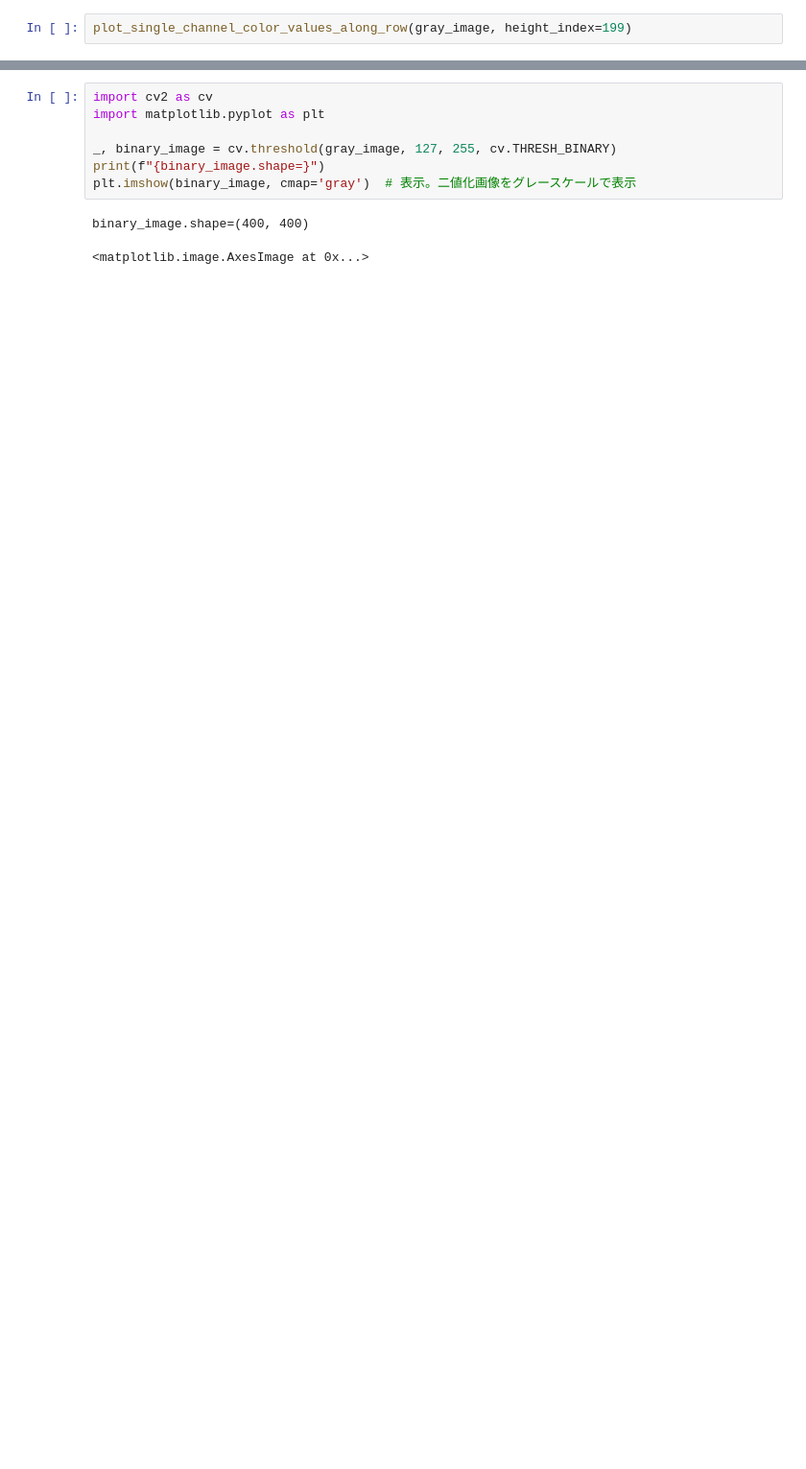
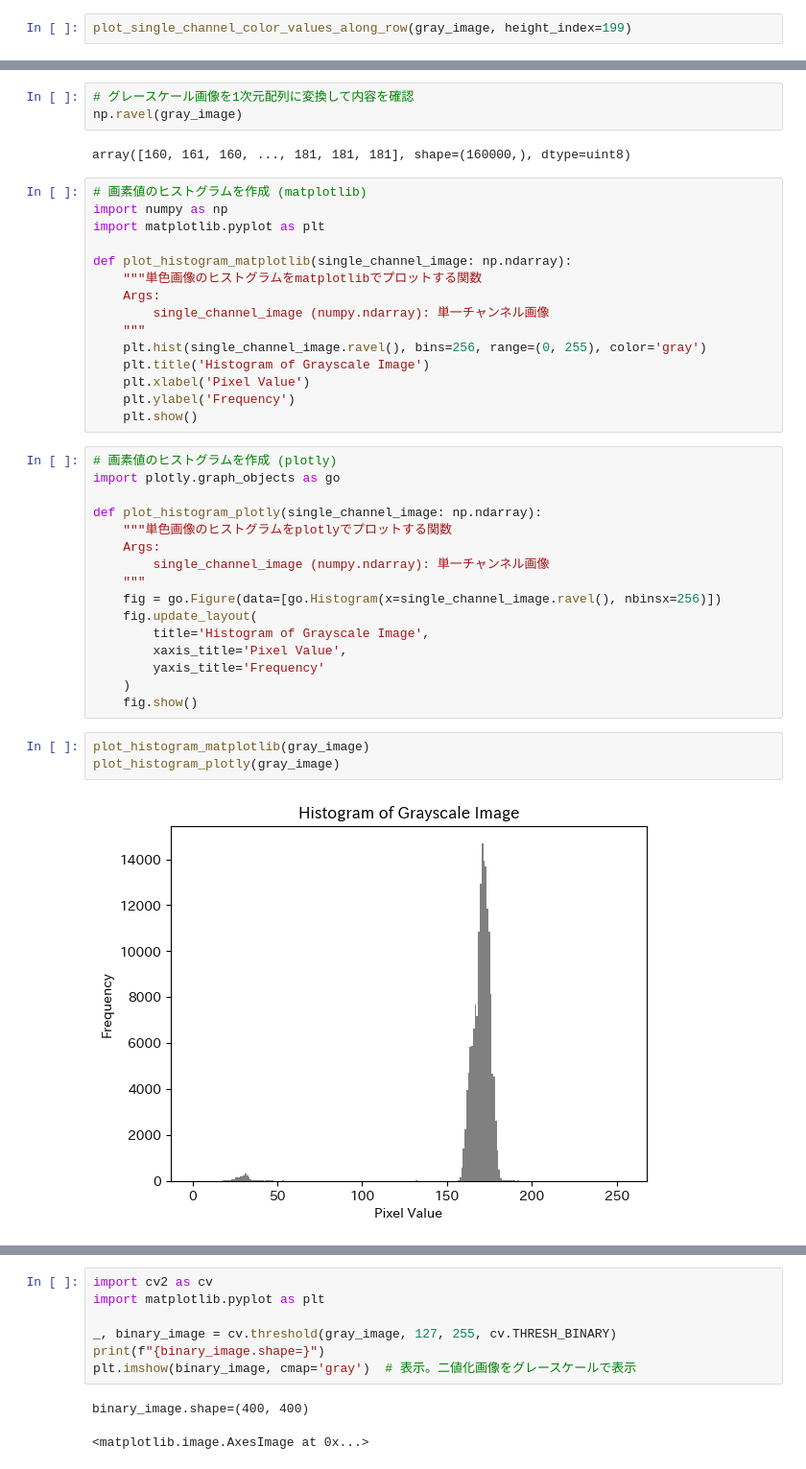
Before and after one commit to Takayoshi-Matsuyama/image_processing, a Jupyter notebook: binarization.ipynb, the cells around one changed output, grey strips where cells are left out. Shown at 96% size. Saved outputs shown, nothing was run; the diff lists cells and outputs as text; blank space fills up the shorter version.

```diff
--- a/binarization.ipynb
+++ b/binarization.ipynb
@@ -61 +82,42 @@ plot_single_channel_color_values_along_row(gray_image, height_index=199)
+# %%
+# グレースケール画像を1次元配列に変換して内容を確認
+np.ravel(gray_image)
+# %% [output]
+array([160, 161, 160, ..., 181, 181, 181], shape=(160000,), dtype=uint8)
+# %%
+# 画素値のヒストグラムを作成 (matplotlib)
+import numpy as np
+import matplotlib.pyplot as plt
+
+def plot_histogram_matplotlib(single_channel_image: np.ndarray):
+    """単色画像のヒストグラムをmatplotlibでプロットする関数
+    Args:
+        single_channel_image (numpy.ndarray): 単一チャンネル画像
+    """
+    plt.hist(single_channel_image.ravel(), bins=256, range=(0, 255), color='gray')
+    plt.title('Histogram of Grayscale Image')
+    plt.xlabel('Pixel Value')
+    plt.ylabel('Frequency')
+    plt.show()
+# %%
+# 画素値のヒストグラムを作成 (plotly)
+import plotly.graph_objects as go
+
+def plot_histogram_plotly(single_channel_image: np.ndarray):
+    """単色画像のヒストグラムをplotlyでプロットする関数
+    Args:
+        single_channel_image (numpy.ndarray): 単一チャンネル画像
+    """
+    fig = go.Figure(data=[go.Histogram(x=single_channel_image.ravel(), nbinsx=256)])
+    fig.update_layout(
+        title='Histogram of Grayscale Image',
+        xaxis_title='Pixel Value',
+        yaxis_title='Frequency'
+    )
+    fig.show()
+# %%
+plot_histogram_matplotlib(gray_image)
+plot_histogram_plotly(gray_image)
+# %% [output]
+[figure, added]
 # %% [markdown]
```
Also changed, not shown: parts of 16 cells of this notebook.
